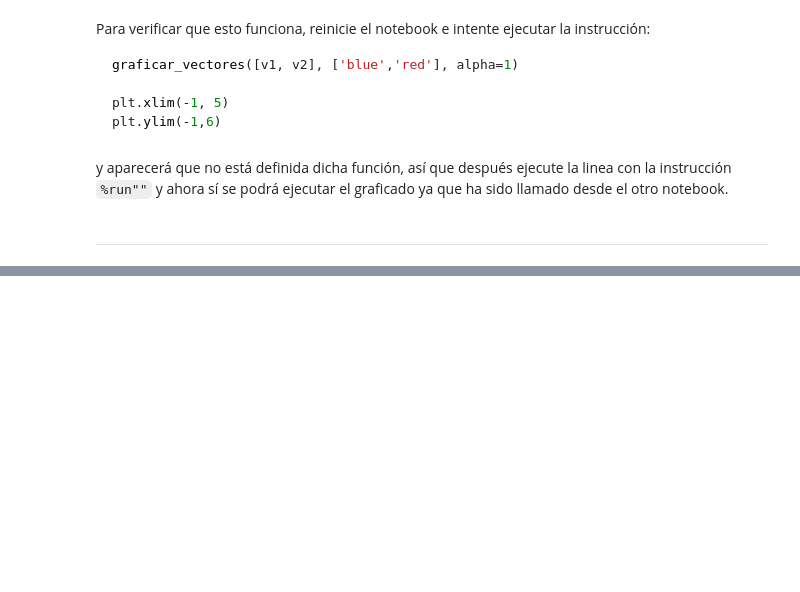
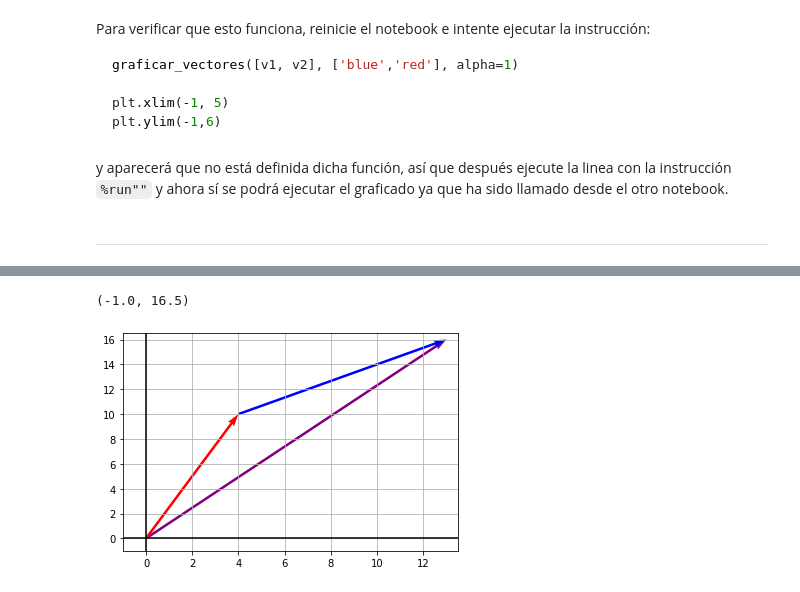
Before and after one commit to abdielgv162/Data-Science-Machine-Learning-Notes, a Jupyter notebook: Fundamentos_de_Algebra_Lineal_con_Python/Fundamentos_Algebra_Lineal_con_Python.ipynb, the cells around one changed output, grey strips where cells are left out. Cells and saved outputs as stored; diff of their text form; code cells hidden in the pictures; blank space fills up the shorter version.

```diff
--- a/Fundamentos_de_Algebra_Lineal_con_Python/Fundamentos_Algebra_Lineal_con_Python.ipynb
+++ b/Fundamentos_de_Algebra_Lineal_con_Python/Fundamentos_Algebra_Lineal_con_Python.ipynb
@@ -1433,0 +1506,36 @@ y aparecerá que no está definida dicha función, así que después ejecute la
+# %%
+def graficar_vectores_punta_cola(vectors, color, alpha=1):
+
+    plt.figure()
+    plt.grid()
+
+    # Ejes
+    plt.axvline(x=0, color='black')
+    plt.axhline(y=0, color='black')
+
+    for i in range(len(vectors)):
+        # Este código en especial solo serviría para combinar 2 vectores
+        if i == 1:
+            x = np.concatenate([[0,0], vectors[i]])
+        elif i == 2:
+            x = np.concatenate([ vectors[i-1] , vectors[i] ])
+        else:
+            x = np.concatenate([[0,0], vectors[i]])
+
+        # Graficamos
+        plt.quiver([x[0]],
+                   [x[1]],
+                   [x[2]],
+                   [x[3]],
+                   angles = 'xy',
+                   scale_units='xy',
+                   scale= 1,
+                   color= color[i],
+                   alpha = alpha)
+# %%
+graficar_vectores_punta_cola([v1v2, 2*v1,3*v2], color = ['purple','red','blue'], alpha = 1)
+plt.xlim(-1,13.5)
+plt.ylim(-1,16.5)
+# %% [output]
+(-1.0, 16.5)
+[figure, added]
```
Also changed, not shown: parts of 115 cells of this notebook.
